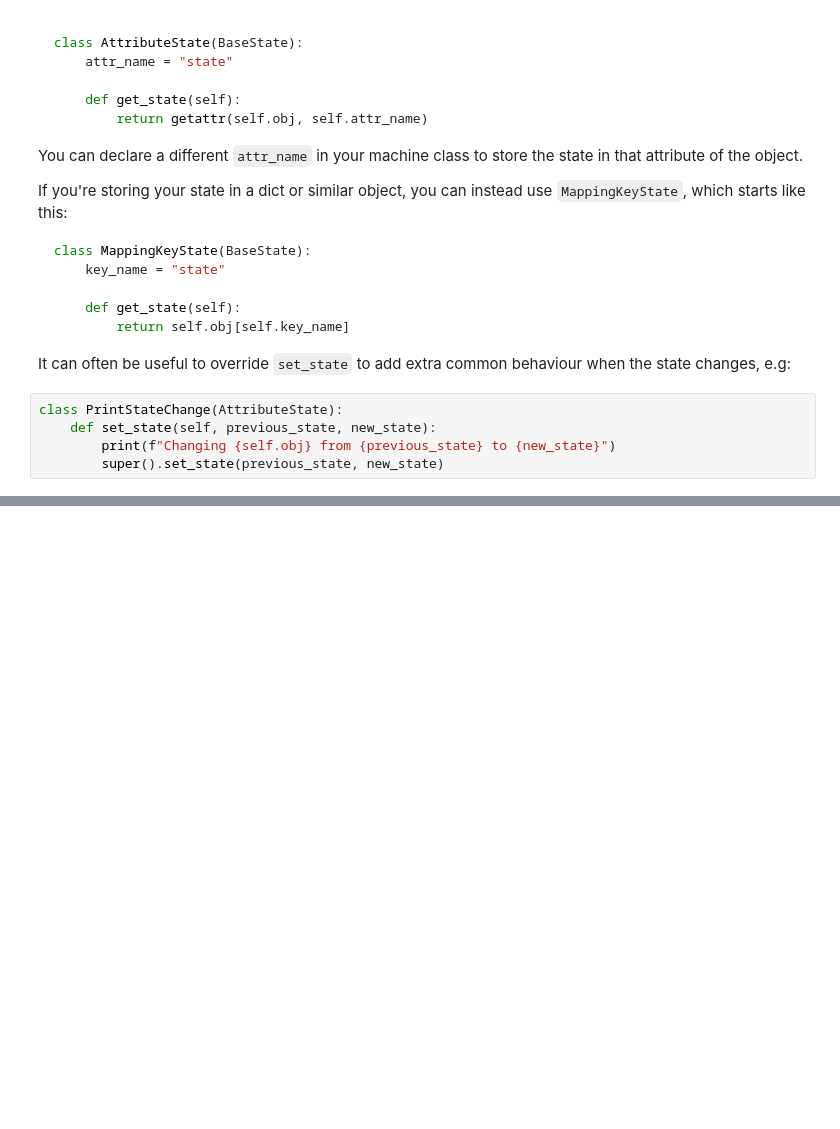
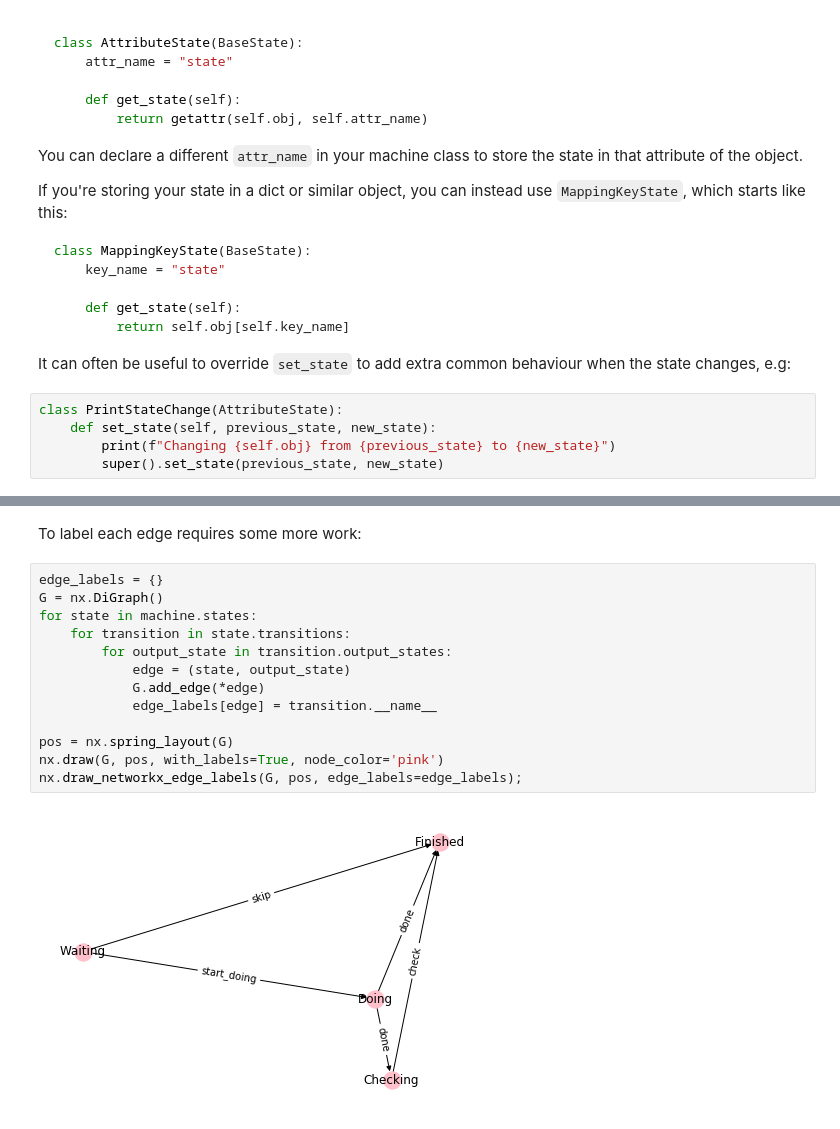
Before and after one commit to alexmojaki/friendly_states, a Jupyter notebook: README.ipynb, the cells around one changed output, grey strips where cells are left out. Saved outputs shown, nothing was run; the diff lists cells and outputs as text; blank space fills up the shorter version.

```diff
--- a/README.ipynb
+++ b/README.ipynb
@@ -402,0 +436,17 @@ If things are not working as expected, here are some things to check:
+# %% [markdown]
+To label each edge requires some more work:
+# %%
+edge_labels = {}
+G = nx.DiGraph()
+for state in machine.states:
+    for transition in state.transitions:
+        for output_state in transition.output_states:
+            edge = (state, output_state)
+            G.add_edge(*edge)
+            edge_labels[edge] = transition.__name__
+
+pos = nx.spring_layout(G)
+nx.draw(G, pos, with_labels=True, node_color='pink')
+nx.draw_networkx_edge_labels(G, pos, edge_labels=edge_labels);
+# %% [output]
+[figure, added]
```
Also changed, not shown: parts of 6 cells of this notebook, 2 other files.
